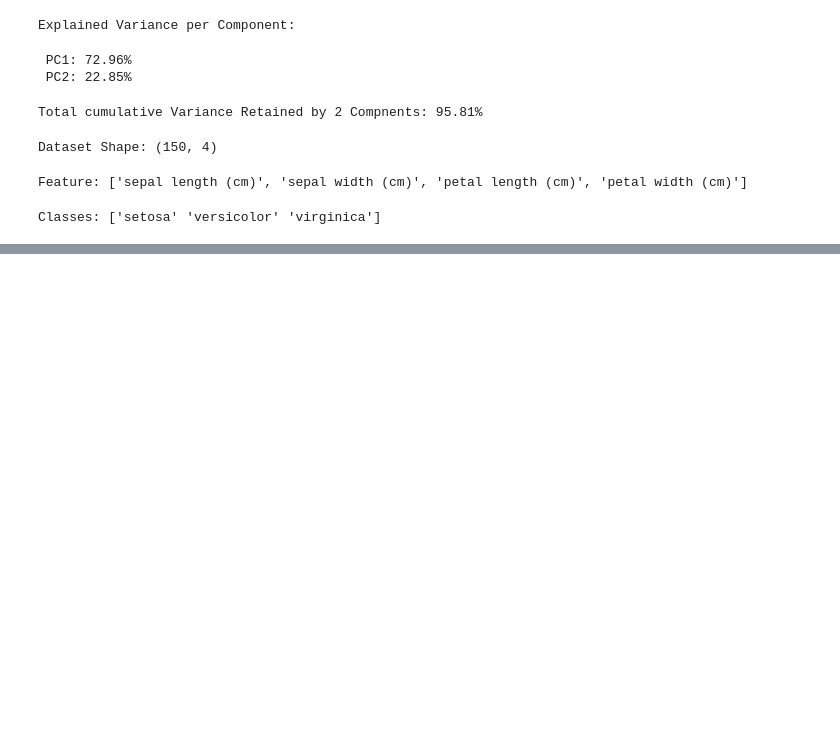
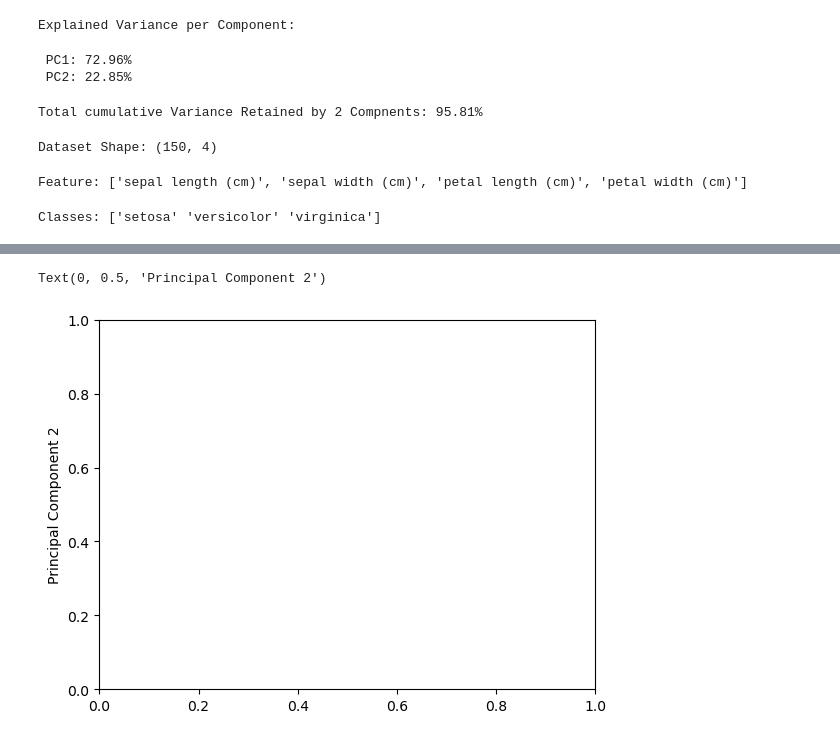
Before and after one commit to shanmukhasai7263/ML, a Jupyter notebook: lab_6_inlab.ipynb, the cells around one changed output, grey strips where cells are left out. Drawn from its saved outputs; the diff is of its cells as text; code cells hidden in the pictures; blank space fills up the shorter version.

```diff
--- a/lab_6_inlab.ipynb
+++ b/lab_6_inlab.ipynb
@@ -197,0 +406,5 @@ Classes: ['setosa' 'versicolor' 'virginica']
+# %%
+plt.ylabel("Principal Component 2")
+# %% [output]
+Text(0, 0.5, 'Principal Component 2')
+[figure, added]
```
Also changed, not shown: parts of 116 cells of this notebook.
